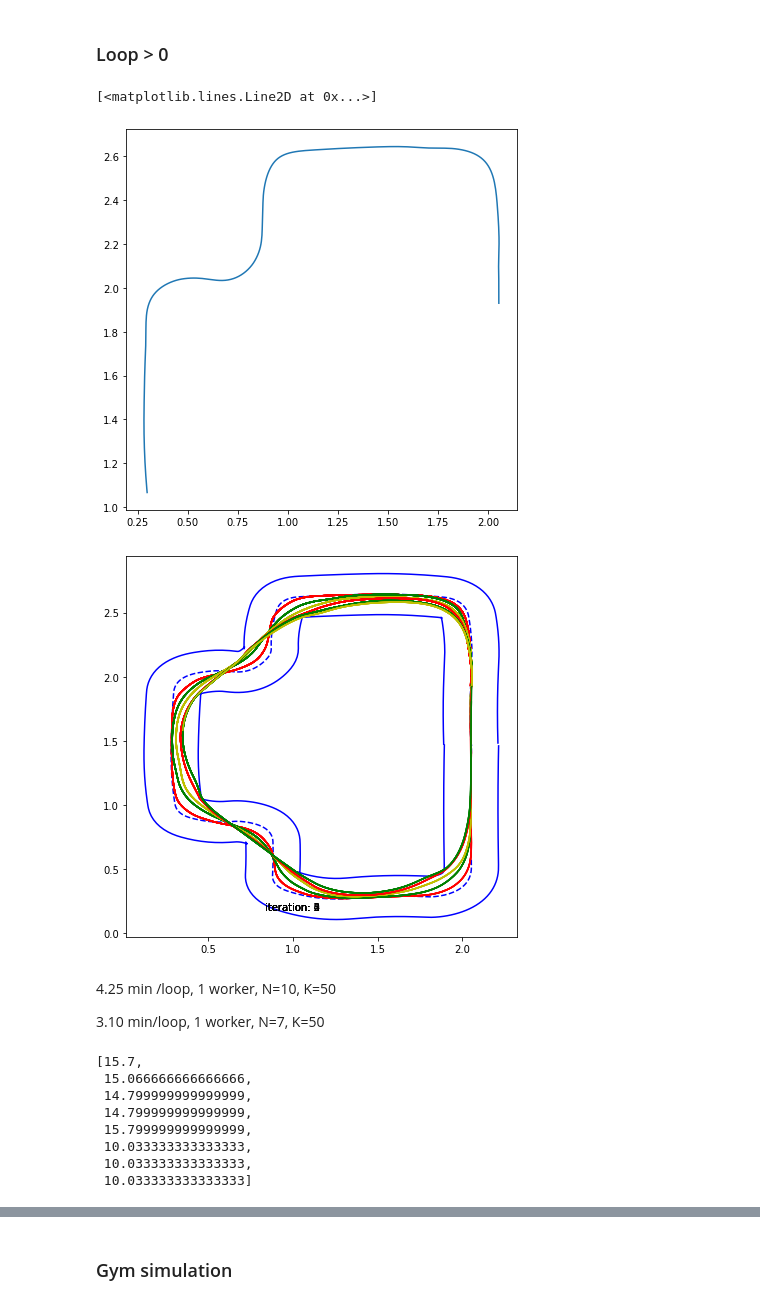
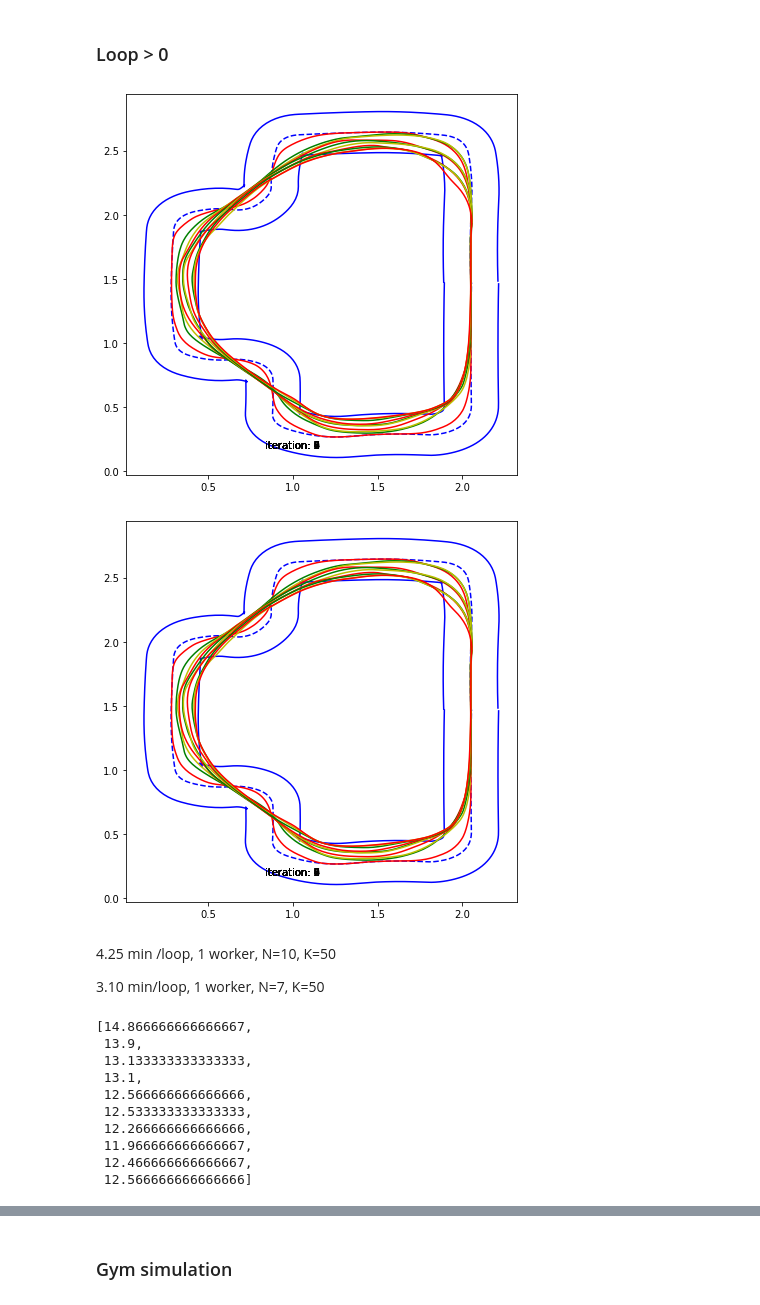
Before and after one commit to giuliovv/duckrace, a Jupyter notebook: iterative_mpc_hull_constraint.ipynb, the cells around one changed output, grey strips where cells are left out. Cells and saved outputs as stored; diff of their text form; code cells hidden in the pictures.

```diff
--- a/iterative_mpc_hull_constraint.ipynb
+++ b/iterative_mpc_hull_constraint.ipynb
@@ -17,7 +17,7 @@ if colab:
 # Hyperparameters
 test_results = True
 T = 15
-N = 7
+N = 10
 n_from_index = 0 # How distant the first point is
 # %%
 import gym_duckietown
@@ -156,10 +145,10 @@ Line = namedtuple('Line', 't x y theta')
 finish_line = Line(300, pose.x, pose.y, pose.theta) #2.2 same as start
 # %%
 # K nearest neighbors
-K = 50
+K = 40
 
 # N iterations to consider
-i_j = 2
+i_j = 3
 
 # Number of points to consider for convex margin constraints
 CM = 4
@@ -302,20 +291,8 @@ x_orig = x
 from sklearn.neighbors import NearestNeighbors
 # %%
 from IPython import display as ipythondisplay
-# %%
-last_iterations = np.hstack([all_points]*i_j)
-loops_with_time = [all_points]
-plt.plot(*np.hstack(
-            [
-            last_iterations[:2, :250],
-            #last_iterations[:2, -loops_with_time[-1].shape[1]:-loops_with_time[-1].shape[1]+250]
-            ]
-            ))
-# %% [output]
-[<matplotlib.lines.Line2D at 0x...>]
-[figure, removed]
 # %%
-n_iterations = 8
+n_iterations = 10
 
 real_time_plot = True
 
@@ -366,7 +343,6 @@ for iteration in range(n_iterations):
     print("Iteration: ", iteration)
     plt.text(1, 0.2,"iteration: "+str(iteration), ha='center', va='center')
 
-    dists = []
     while True:
         distances, indices = nbrs.kneighbors([last_loop[:2, (idx+N)%last_loop.shape[1]].T])
         indices = indices.reshape(-1)
@@ -384,7 +360,11 @@ for iteration in range(n_iterations):
         Js.append(J)
         idxs.append(idx)
         _, border_idx = kdins.query(np.array([x[0], x[1]]).reshape(-1), workers=-1)
-        margins = np.array([inside[border_idx], inside[(border_idx+N+10)%ins_len], outside[border_idx], outside[(border_idx+N+15)%ins_len]]).T
+        margins = np.array([
+            inside[border_idx],
+            inside[(border_idx+N+20)%ins_len],
+            outside[border_idx],
+            outside[(border_idx+N+30)%ins_len]]).T
         u, l = M(x, DM(D[:, :]), DM(J)/600, (np.arange(t, t+N-1)>=finish_line.t).T, margins)
 
         U_log = np.column_stack((U_log, u))
@@ -393,12 +373,12 @@ for iteration in range(n_iterations):
         # simulate
         x = F(x,u)
 
-        if real_time_plot and t%20 == 0:
-            # plt.plot(*D[:2], 'go')
-            plt.plot(*X_log[:2,:], c=['r', 'g', 'y'][iteration%3])
-            # plt.plot(*margins, 'o')
-            ipythondisplay.clear_output(wait=True)
-            ipythondisplay.display(plt.gcf())
+        # if real_time_plot and t%20 == 0:
+        #     # plt.plot(*D[:2], 'go')
+        #     plt.plot(*X_log[:2,:], c=['r', 'g', 'y'][iteration%3])
+        #     # plt.plot(*margins, 'o')
+        #     ipythondisplay.clear_output(wait=True)
+        #     ipythondisplay.display(plt.gcf())
 
         _,idx_new = kdtree.query(np.array([x[0], x[1]]).reshape(-1), workers=-1)
         if idx_new >= idx:
@@ -413,34 +393,35 @@ for iteration in range(n_iterations):
         #     break
         if t == K:
             # Now it can see all the points
             kdtree = spatial.KDTree(last_loop[:2, :].T)
             nbrs = NearestNeighbors(n_neighbors=K*i_j, algorithm='ball_tree').fit(last_iterations[:2, :].T)
             # The first points in the next iteration have distance 0 to the finish line
             last_iterations[:-1, :N] = X_log_orig[:, :N]
             last_iterations[-1, :N] = 0
             # After one iteration the angle is +2*pi
             last_iterations[2, :N] += 2*np.pi
     if real_time_plot:
         plt.plot(*X_log[:2,:], c=['r', 'g', 'y'][iteration%3])
         ipythondisplay.clear_output(wait=True)
         ipythondisplay.display(plt.gcf())
     last_points = X_log
     last_points = np.vstack((last_points, np.arange(last_points.shape[1])[::-1]))
 
     plain_loops.append(X_log)
     loops_with_time.append(last_points)
 
     # Here only if use 1 iteration in the past
     last_iterations = np.hstack(loops_with_time[-i_j:])
 
     # all_points_len = all_points.shape[1]
     # if all_points_len > last_points.shape[1]:
     #     last_points = np.pad(last_points, ((0,0), (0, all_points_len-last_points.shape[1])), 'constant', constant_values=(0,0))
     # if all_points_len < last_points.shape[1]:
     #     all_points = np.pad(all_points, ((0,0), (0, last_points.shape[1]-all_points_len)), 'constant', constant_values=(0,0))
     # all_points = np.hstack((all_points, last_points))
 # %% [output]
-[figure, old version]
+[figure, new version]
+[figure, added]
 # %% [markdown]
 4.25 min /loop, 1 worker, N=10, K=50
 
@@ -448,14 +429,16 @@ for iteration in range(n_iterations):
 # %%
 [loop.shape[1]*dt for loop in plain_loops]
 # %% [output]
-[15.7,
- 15.066666666666666,
- 14.799999999999999,
- 14.799999999999999,
- 15.799999999999999,
- 10.033333333333333,
- 10.033333333333333,
- 10.033333333333333]
+[14.866666666666667,
+ 13.9,
+ 13.133333333333333,
+ 13.1,
+ 12.566666666666666,
+ 12.533333333333333,
+ 12.266666666666666,
+ 11.966666666666667,
+ 12.466666666666667,
+ 12.566666666666666]
 # %%
 plt.plot(np.min(Js,axis=1)*dt, label="Time to finish")
 plt.title("Time to finish from each step")
```
Also changed, not shown: parts of 12 cells of this notebook, 2 other files.
